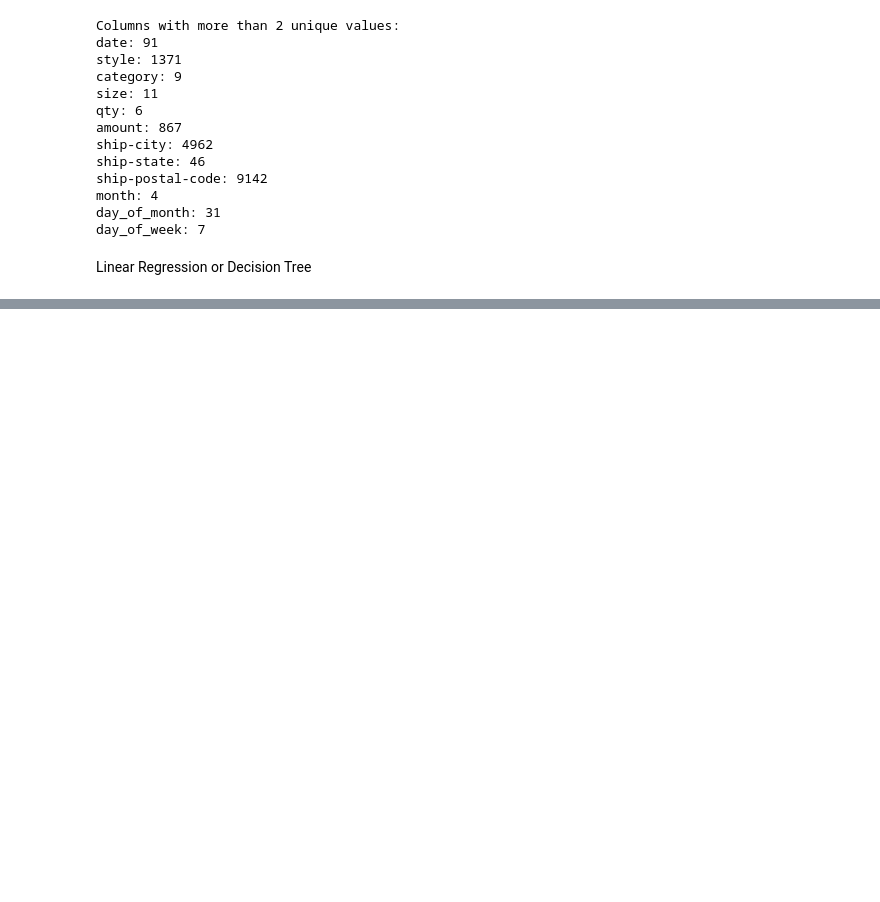
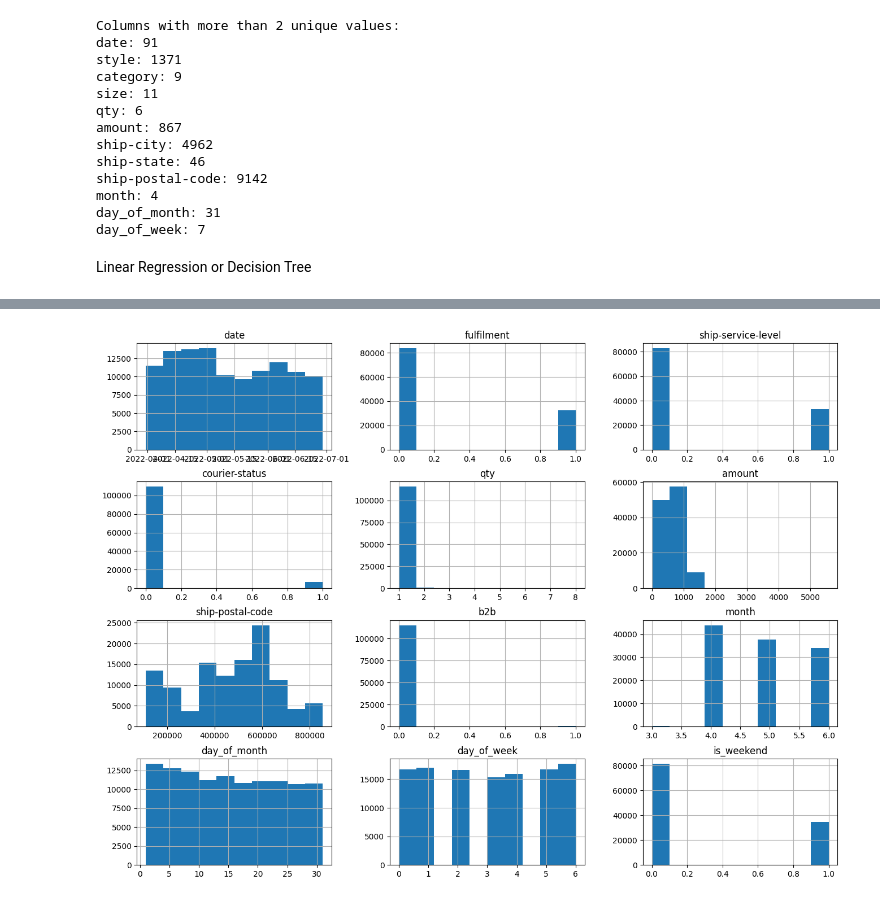
Before and after one commit to jesab/ml_assignment_1, a Jupyter notebook: JS_ML_Assignment_2.ipynb, the cells around one changed output, grey strips where cells are left out. Drawn from its saved outputs; the diff is of its cells as text; code cells hidden in the pictures; blank space fills up the shorter version.

```diff
--- a/JS_ML_Assignment_2.ipynb
+++ b/JS_ML_Assignment_2.ipynb
@@ -613,0 +645,6 @@ corr['amount'].sort_values(ascending=False)
+# %%
+# distribution of columns
+df.hist(figsize=(16, 12))
+plt.show()
+# %% [output]
+[figure, added]
```
Also changed, not shown: parts of 22 cells of this notebook.
